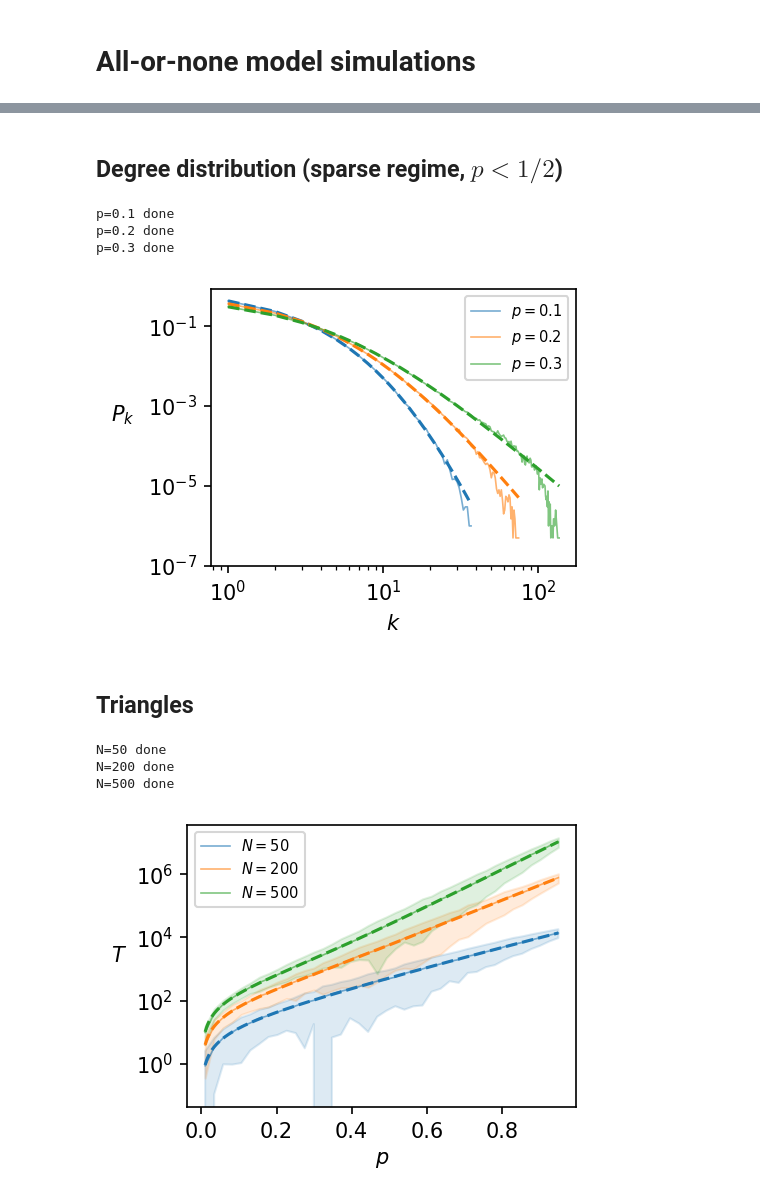
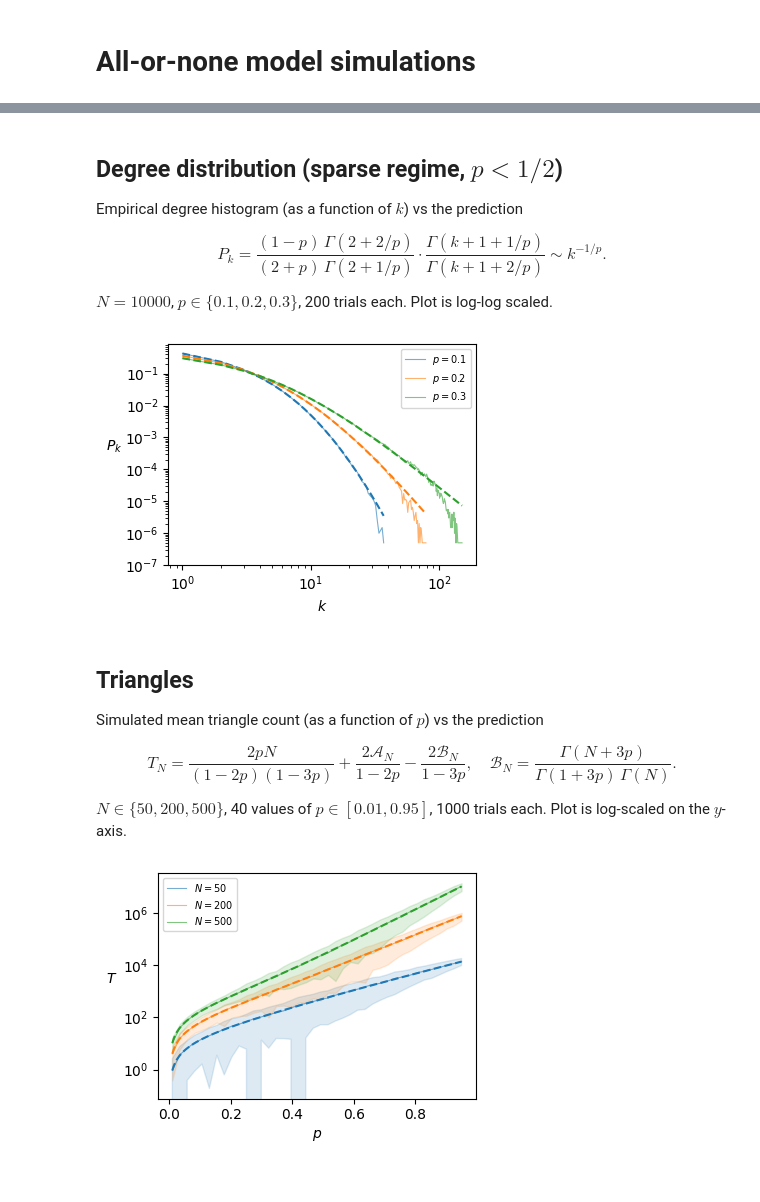
Before and after one commit to himetsai/math, a Jupyter notebook: Oxford/Networks/mini_project/experiments.ipynb, the cells around one changed output, grey strips where cells are left out. Drawn from its saved outputs; the diff is of its cells as text; code cells hidden in the pictures.

```diff
--- a/Oxford/Networks/mini_project/experiments.ipynb
+++ b/Oxford/Networks/mini_project/experiments.ipynb
@@ -27,20 +27,33 @@ def model(N, p):
 # %%
+# Homogeneous solutions
 def A(N, p):
-    return np.exp(gammaln(N + 2*p) - gammaln(1 + 2*p) - gammaln(N))
+    return np.exp(gammaln(N + 2 * p) - gammaln(1 + 2 * p) - gammaln(N))
 
 def B(N, p):
-    return np.exp(gammaln(N + 3*p) - gammaln(1 + 3*p) - gammaln(N))
+    return np.exp(gammaln(N + 3 * p) - gammaln(1 + 3 * p) - gammaln(N))
 
+def C_hom(N, p):
+    return np.exp(gammaln(N + 4 * p) - gammaln(1 + 4 * p) - gammaln(N))
+
+# Expected number of edges M_n
 def M_theory(N, p):
-    return (N - A(N, p)) / (1 - 2*p)
+    return (N - A(N, p)) / (1 - 2 * p)
 
+# Expected number of triangles T_n
 def T_theory(N, p):
-    return 2*p*N / ((1-2*p)*(1-3*p)) + 2*A(N,p)/(1-2*p) - 2*B(N,p)/(1-3*p)
+    return (2 * p * N / ((1 - 2 * p) * (1 - 3 * p)) + 2 * A(N, p) / (1 - 2 * p) - 2 * B(N, p) / (1 - 3 * p))
 
+# Degree distribution P_k
 def Pk_theory(k, p):
-    logP = (np.log(1-p) - np.log(2+p)
-            + gammaln(k + 1 + 1/p) - gammaln(2 + 1/p)
-            + gammaln(2 + 2/p) - gammaln(k + 1 + 2/p))
+    logP = (np.log(1 - p) - np.log(2 + p) + gammaln(k + 1 + 1 / p) - gammaln(2 + 1 / p) + gammaln(2 + 2 / p) - gammaln(k + 1 + 2 / p))
     return np.exp(logP)
+
+# Average shortest-path distance
+def ell_theory(N, p):
+    H = np.cumsum(1.0 / np.arange(1, N + 2))
+    HN = H[N - 1]
+    HN1 = H[N]
+    gamma = 2 * (2 * p - 1) * (HN - 1) + 2 * (2 - 3 * p) * (HN1 - 1.5)
+    return gamma * (N + 1) / (N - 1)
 # %% [markdown]
 ## Number of edges vs $p$
@@ -48,9 +67,8 @@ def Pk_theory(k, p):
 Ns = [50, 200, 1000]
 ps = np.linspace(0.01, 0.95, 40)
 trials = 2000
-cols = ['C0', 'C1', 'C2']
 
-fig, ax = plt.subplots(figsize=(3.4, 2.6))
+fig, ax = plt.subplots(figsize=(4, 3))
 
 all_means = []
 for i, N in enumerate(Ns):
@@ -62,12 +80,12 @@ for i, N in enumerate(Ns):
     means, stds = np.array(means), np.array(stds)
     all_means.append((means, stds))
 
-    ax.fill_between(ps, means - stds, means + stds, color=cols[i], alpha=0.15)
-    ax.plot(ps, means, '-', color=cols[i], lw=0.8, alpha=0.6, label=f'$N={N}$')
+    ax.fill_between(ps, means - stds, means + stds, color=f'C{i}', alpha=0.15)
+    ax.plot(ps, means, '-', color=f'C{i}', lw=0.8, alpha=0.6, label=f'$N={N}$')
 
 pp = np.linspace(0.01, 0.95, 200)
 for i, N in enumerate(Ns):
-    ax.plot(pp, [M_theory(N, p) for p in pp], '--', color=cols[i], lw=1.5)
+    ax.plot(pp, [M_theory(N, p) for p in pp], '--', color=f'C{i}', lw=1.5)
 
 ax.set_xlabel('$p$')
 ax.set_ylabel('$M$', rotation=0, labelpad=8)
@@ -84,51 +99,59 @@ N=1000 done
 # %% [markdown]
 ## Degree distribution (sparse regime, $p < 1/2$)
+
+Empirical degree histogram (as a function of $k$) vs the prediction
+
+$$P_k = \frac{(1-p)\,\Gamma(2+2/p)}{(2+p)\,\Gamma(2+1/p)} \cdot \frac{\Gamma(k+1+1/p)}{\Gamma(k+1+2/p)} \sim k^{-1/p}.$$
+
+$N = 10000$, $p \in \{0.1, 0.2, 0.3\}$, 200 trials each. Plot is log-log scaled.
 # %%
 N = 10000
 trials = 200
 
-fig, ax = plt.subplots(figsize=(3.4, 2.6))
+fig, ax = plt.subplots(figsize=(4, 3))
 
 all_data = {}
 for p in [0.1, 0.2, 0.3]:
     degs = Counter()
     for _ in range(trials):
         G = model(N, p)
         for _, d in G.degree():
             degs[d] += 1
     total = sum(degs.values())
     ks = sorted(degs.keys())
-    Psim = [degs[k]/total for k in ks]
+    Psim = [degs[k] / total for k in ks]
     all_data[p] = (ks, Psim)
     ax.plot(ks, Psim, '-', lw=0.8, alpha=0.6, label=f'$p={p}$')
 
 for i, p in enumerate([0.1, 0.2, 0.3]):
-    karr = np.arange(1, max(all_data[p][0])+1)
+    karr = np.arange(1, max(all_data[p][0]) + 1)
     ax.plot(karr, [Pk_theory(k, p) for k in karr], '--', color=f'C{i}', lw=1.5)
 
 ax.set_xscale('log')
 ax.set_yscale('log')
 ax.set_xlabel('$k$')
-ax.set_ylabel('$P_k$', rotation=0, labelpad=12)
+ax.set_ylabel('$P_k$', rotation=0, labelpad=8)
 ax.set_ylim(bottom=1e-7)
 ax.legend(fontsize=7)
 plt.tight_layout()
 fig.savefig('figures/degree_distribution.pdf')
 plt.show()
 # %% [output]
-p=0.1 done
-p=0.2 done
-p=0.3 done
-[figure, old version]
+[figure, new version]
 # %% [markdown]
 ## Triangles
+
+Simulated mean triangle count (as a function of $p$) vs the prediction
+
+$$T_N = \frac{2pN}{(1-2p)(1-3p)} + \frac{2\mathcal{A}_N}{1-2p} - \frac{2\mathcal{B}_N}{1-3p}, \quad \mathcal{B}_N = \frac{\Gamma(N+3p)}{\Gamma(1+3p)\,\Gamma(N)}.$$
+
+$N \in \{50, 200, 500\}$, 40 values of $p \in [0.01, 0.95]$, 1000 trials each. Plot is log-scaled on the $y$-axis.
 # %%
 Ns = [50, 200, 500]
 ps = np.linspace(0.01, 0.95, 40)
 trials = 1000
-cols = ['C0', 'C1', 'C2']
 
-fig, ax = plt.subplots(figsize=(3.4, 2.6))
+fig, ax = plt.subplots(figsize=(4, 3))
 
 for i, N in enumerate(Ns):
     means, stds = [], []
@@ -141,14 +164,13 @@ for i, N in enumerate(Ns):
         stds.append(np.std(tris))
     means, stds = np.array(means), np.array(stds)
 
-    ax.fill_between(ps, means - stds, means + stds, color=cols[i], alpha=0.15)
-    ax.plot(ps, means, '-', color=cols[i], lw=0.8, alpha=0.6, label=f'$N={N}$')
+    ax.fill_between(ps, means - stds, means + stds, color=f'C{i}', alpha=0.15)
+    ax.plot(ps, means, '-', color=f'C{i}', lw=0.8, alpha=0.6, label=f'$N={N}$')
 
-pp = np.concatenate([np.linspace(0.01, 0.32, 100),
-                     np.linspace(0.34, 0.49, 50),
-                     np.linspace(0.51, 0.95, 100)])
+pp = np.linspace(0.01, 0.95, 250)
+
 for i, N in enumerate(Ns):
-    ax.plot(pp, [T_theory(N, p) for p in pp], '--', color=cols[i], lw=1.5)
+    ax.plot(pp, [T_theory(N, p) for p in pp], '--', color=f'C{i}', lw=1.5)
 
 ax.set_xlabel('$p$')
 ax.set_ylabel('$T$', rotation=0, labelpad=8)
@@ -158,9 +180,6 @@ plt.tight_layout()
 fig.savefig('figures/triangles_vs_p.pdf')
 plt.show()
 # %% [output]
-N=50 done
-N=200 done
-N=500 done
-[figure, old version]
+[figure, new version]
 # %% [markdown]
 ## Clustering coefficient
```
Also changed, not shown: parts of 14 cells of this notebook, 11 other files.
